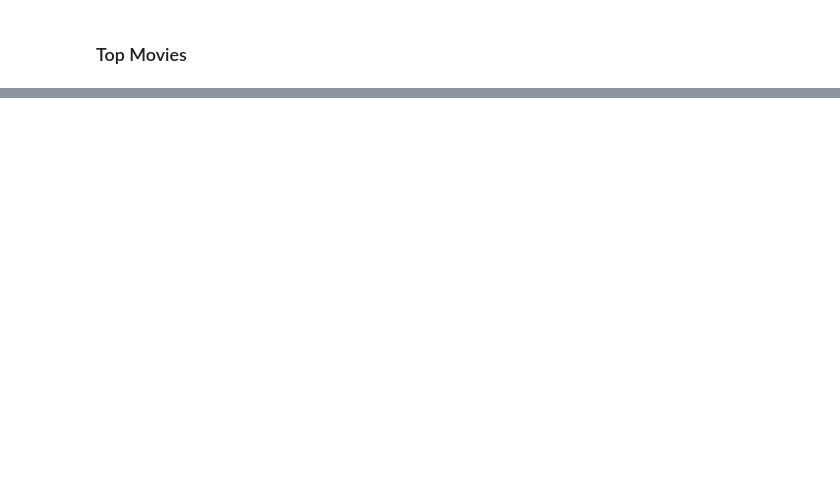
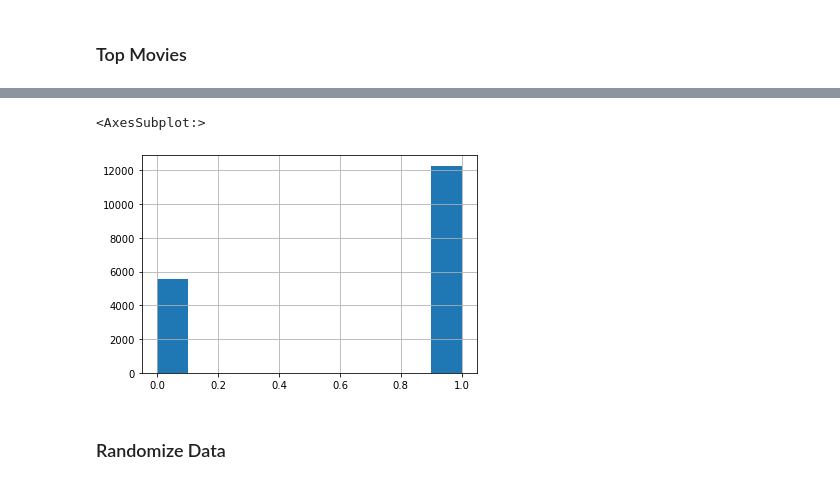
Before and after one commit to abhishekjainz/multi-armed-bandits-recommendation-system, a Jupyter notebook: code/Data Exploration & Preprocessing.ipynb, the cells around one changed output, grey strips where cells are left out. Cells and saved outputs as stored; diff of their text form; code cells hidden in the pictures; blank space fills up the shorter version.

Commit message:
updated data exploration

```diff
--- a/code/Data Exploration & Preprocessing.ipynb
+++ b/code/Data Exploration & Preprocessing.ipynb
@@ -108,0 +120,11 @@ ratings.groupby('movie_id').count().sort_values('user_id', ascending = False).he
+# %%
+# Get ids of top 50 movies
+top_movies_index = ratings.groupby('movie_id').count().sort_values('user_id', ascending=False).head(50).reset_index()['movie_id']
+
+# Filter datasets
+top_movie_features = movie_features[movie_features['movie_id'].isin(top_movies_index)]
+filtered_data = ratings[ratings['movie_id'].isin(top_movies_index)].reset_index(drop=True)
+
+filtered_data['reward'] = np.where(filtered_data['rating'] < 4, 0, 1)
+
+filtered_data.head()
@@ -108,0 +138,8 @@ ratings.groupby('movie_id').count().sort_values('user_id', ascending = False).he
+# %%
+# Get a sensing of rewards' distribution
+filtered_data['reward'].hist()
+# %% [output]
+<AxesSubplot:>
+[figure, added]
+# %% [markdown]
+### Randomize Data
```
Also changed, not shown: parts of 5 cells of this notebook.
